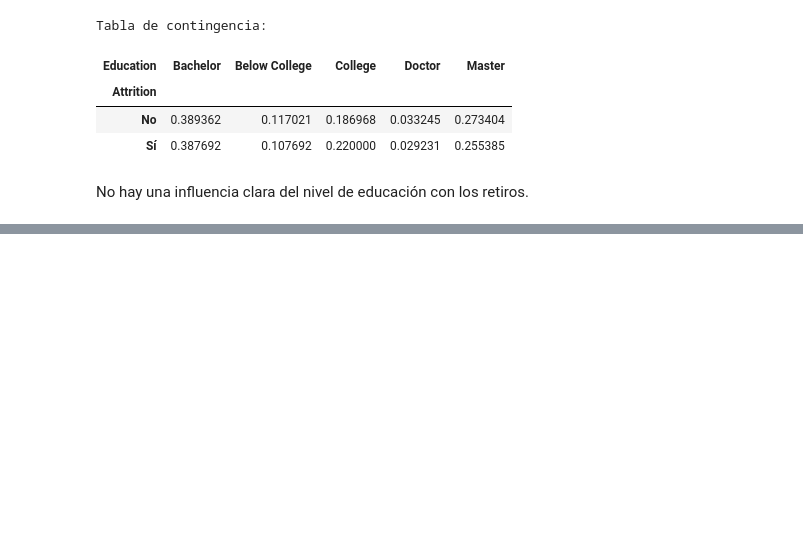
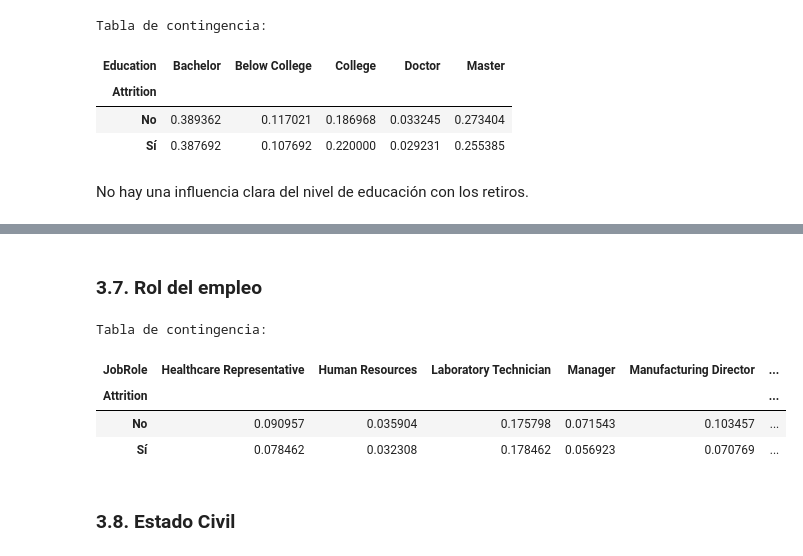
Before and after one commit to AlexanderBedoyaC/prediccion_abandono_empleo, a Jupyter notebook: c. Alex - Análisis Exploratorio.ipynb, the cells around one changed output, grey strips where cells are left out. Drawn from its saved outputs; the diff is of its cells as text; code cells hidden in the pictures; blank space fills up the shorter version.

```diff
--- a/c. Alex - Análisis Exploratorio.ipynb
+++ b/c. Alex - Análisis Exploratorio.ipynb
@@ -92,0 +115,12 @@ No hay una influencia clara del nivel de educación con los retiros.
+# %% [markdown]
+### 3.7. Rol del empleo
+# %%
+funciones.analisisBivariado(data,['Attrition','JobRole'],"v","relative")
+# %% [output]
+Tabla de contingencia:
+| JobRole | Healthcare Representative | Human Resources | Laboratory Technician | Manager | Manufacturing Director | ... |
+| Attrition |  |  |  |  |  | ... |
+| No | 0.090957 | 0.035904 | 0.175798 | 0.071543 | 0.103457 | ... |
+| Sí | 0.078462 | 0.032308 | 0.178462 | 0.056923 | 0.070769 | ... |
+# %% [markdown]
+### 3.8. Estado Civil
```
Also changed, not shown: parts of 20 cells of this notebook.
